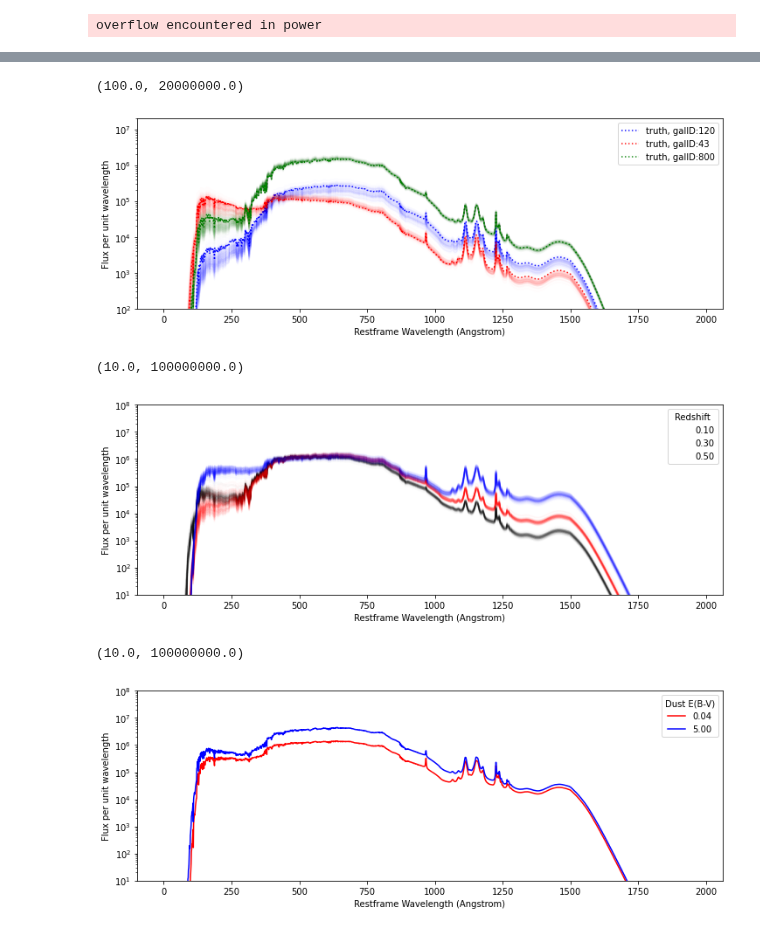
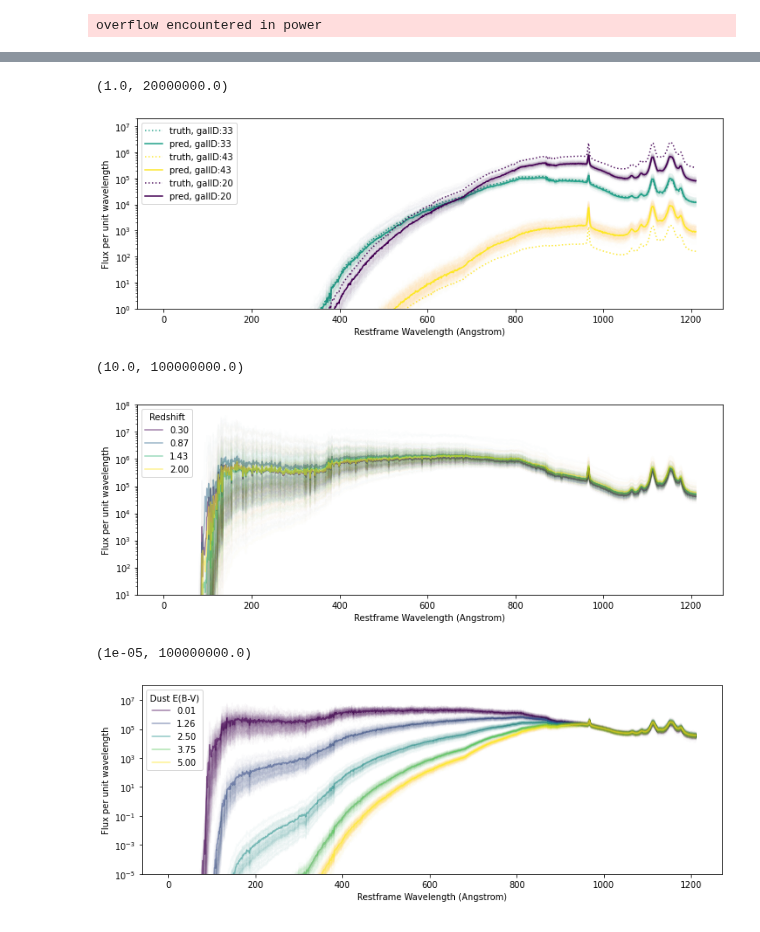
Before and after one commit to patricialarsen/emulator_utils, a Jupyter notebook: notebooks/spectral_net.ipynb, the cells around one changed output, grey strips where cells are left out. Saved outputs shown, nothing was run; the diff lists cells and outputs as text; code cells hidden in the pictures.

```diff
--- a/notebooks/spectral_net.ipynb
+++ b/notebooks/spectral_net.ipynb
@@ -115,7 +121,7 @@ def prob_color(param_in):
     ebv_in = param_in[:, 1]
 
 
-    sfh_id = 320
+    sfh_id = 53
     sfh_in = sfh[sfh_id][np.newaxis, :]
     sfh_in = np.tile(sfh_in, (ebv_in.shape[0], 1))
 
@@ -165,16 +171,24 @@ plt.ylim(1e0, 1e8)
 # %%
 plt.figure(figsize = (12, 4))
-color_arr = ['blue', 'red', 'green']
+# color_arr = ['blue', 'red', 'green']
+# indx = -1
 
-indx = -1
-for galID in [120, 43, 800]:
-    indx +=1
+galID_arr =  [33, 43, 20]
+colorparams = galID_arr
+colormap = cm.viridis
+normalize = mcolors.Normalize(vmin=np.min(colorparams), vmax=np.max(colorparams))
 
-    # plt.plot(color_pred[galID], label='pred')
-    # plt.plot(mean_color[galID], label='pred0')
-    plt.plot(unscale(mag_test, scaler_y)[galID], linestyle='dotted', color = color_arr[indx], label='truth, galID:%d'%galID, alpha=0.9)
-    # plt.plot(pcolor[:, galID, :].T,  color = color_arr[indx], alpha=0.01)
-    plt.plot(pcolor_all[:, galID, :].T,  color = color_arr[indx], alpha=0.01)
+
+
+
+for galID in galID_arr:
+
+    color = colormap(normalize(galID))
+
+    plt.plot(unscale(mag_test, scaler_y)[galID], linestyle='dotted', color = color, label='truth, galID:%d'%galID, alpha=0.9)
+
+    plt.plot(pcolor_all[:, galID, :].T,  color = color, alpha=0.01)
+    plt.plot( np.median(pcolor_all[:, galID, :].T, axis=1),  color = color, alpha=1, label='pred, galID:%d'%galID);
 
 
 plt.ylabel('Flux per unit wavelength')
@@ -182,27 +196,32 @@ plt.xlabel(' Restframe Wavelength (Angstrom) ')
 
 plt.yscale('log')
 plt.legend()
-plt.ylim(1e2, 2e7)
+plt.ylim(1e0, 2e7)
 # plt.xlim(50, 1700)
 # %% [output]
-(100.0, 20000000.0)
+(1.0, 20000000.0)
-[figure, old version]
+[figure, new version]
 # %%
 #### redshift variation
-color_arr = ['k', 'red', 'blue', 'violet', 'k', 'orange']
 
 plt.figure(figsize = (12, 4))
 
-dust_in = 0.04
-redshift_in_array = [0.1, 0.3, 0.5]
+dust_in = 0.4
+redshift_in_array = np.linspace(0.3, 2.0, 4)
 
-indx = -1
+colorparams = redshift_in_array
+colormap = cm.viridis
+normalize = mcolors.Normalize(vmin=np.min(colorparams), vmax=np.max(colorparams))
+
+
+# indx = -1
 for redshift_in in redshift_in_array:
-    indx+=1
+    # indx+=1
+    color = colormap(normalize(redshift_in))
 
     pcolor = prob_color( np.array([redshift_in, dust_in])[np.newaxis, :]) ## wrong SFH
-    plt.plot( np.mean(pcolor[:, 0, :].T, axis=1),  color = color_arr[indx], alpha=0, label='%.2f'%redshift_in);
-    plt.plot( pcolor[:, 0, :].T,  color = color_arr[indx], alpha=0.02);
+    plt.plot( np.mean(pcolor[:, 0, :].T, axis=1),  color = color, alpha=0.5, label='%.2f'%redshift_in);
+    plt.plot( pcolor[:, 0, :].T,  color = color, alpha=0.01);
 
 
 plt.ylabel('Flux per unit wavelength')
@@ -213,32 +232,39 @@ plt.legend(title='Redshift')
 plt.ylim(1e1, 1e8)
 # %% [output]
 (10.0, 100000000.0)
-[figure, old version]
+[figure, new version]
 # %%
 #### dust variation
-color_arr = ['k', 'red', 'blue', 'violet', 'k', 'orange']
+# color_arr = ['k', 'red', 'blue', 'violet', 'k', 'orange']
 
 plt.figure(figsize = (12, 4))
 
-dust_in_array = [0.04, 5.0]
+dust_in_array = np.linspace(0.01, 5.0, 5)
 redshift_in = 0.4
+
+colorparams = dust_in_array
+colormap = cm.viridis
+normalize = mcolors.Normalize(vmin=np.min(colorparams), vmax=np.max(colorparams))
+
 
 indx = 0
 for dust_in in dust_in_array:
-    indx+=1
+    # indx+=1
+    color = colormap(normalize(dust_in))
 
     pcolor = prob_color( np.array([redshift_in, dust_in])[np.newaxis, :]) ## wrong SFH
-    plt.plot( np.mean(pcolor[:, 0, :].T, axis=1),  color = color_arr[indx], alpha=1, label='%.2f'%dust_in);
+    plt.plot( np.mean(pcolor[:, 0, :].T, axis=1),  color = color, alpha=0.5, label='%.2f'%dust_in);
+    plt.plot( pcolor[:, 0, :].T,  color = color, alpha=0.02);
 
 plt.ylabel('Flux per unit wavelength')
 plt.xlabel(' Restframe Wavelength (Angstrom) ')
 
 plt.yscale('log')
 plt.legend(title='Dust E(B-V)')
-plt.ylim(1e1, 1e8)
+plt.ylim(1e-5, 1e8)
 # %% [output]
-(10.0, 100000000.0)
+(1e-05, 100000000.0)
-[figure, old version]
+[figure, new version]
 # %%
 %timeit unscale(mag_test, scaler_y)[galID]
 # %% [output]
```
Also changed, not shown: parts of 11 cells of this notebook, 5 other files.
